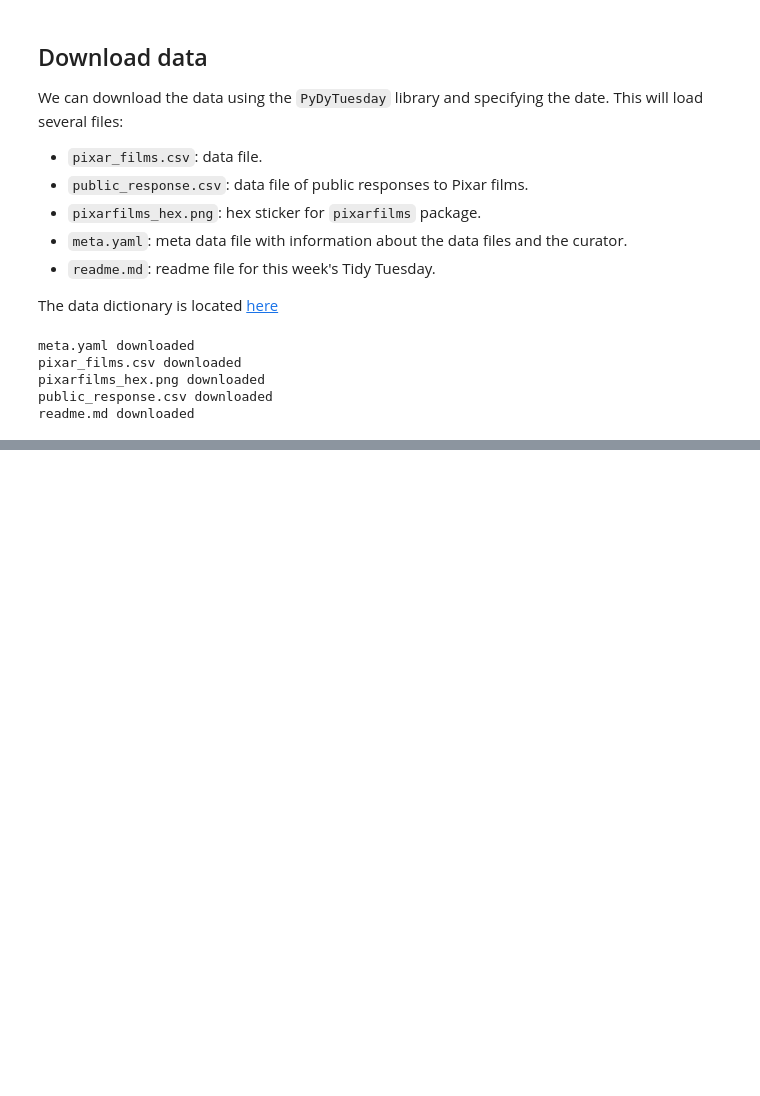
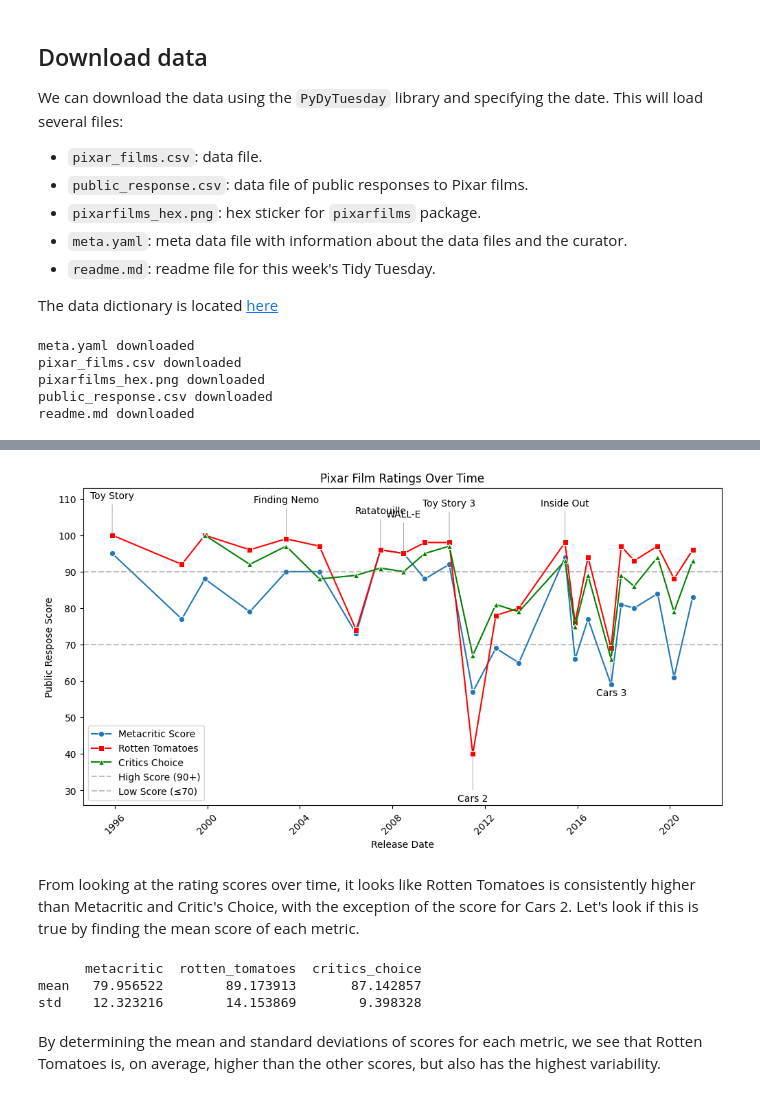
Before and after one commit to kylieainslie/pydy-tuesday, a Jupyter notebook: 2025-03-10/pt_2025-03-11.ipynb, the cells around one changed output, grey strips where cells are left out. Saved outputs shown, nothing was run; the diff lists cells and outputs as text; code cells hidden in the pictures; blank space fills up the shorter version.

```diff
--- a/2025-03-10/pt_2025-03-11.ipynb
+++ b/2025-03-10/pt_2025-03-11.ipynb
@@ -42,0 +46,5 @@ readme.md downloaded
+# %%
+import pandas as pd
+
+pf = pd.read_csv("pixar_films.csv")
+pr = pd.read_csv("public_response.csv")
@@ -42,0 +87,3 @@ readme.md downloaded
+# %%
+df_merged = pd.merge(pf, pr, on='film', how='left')
+print(df_merged.head())
@@ -42,0 +99,71 @@ readme.md downloaded
+# %%
+import matplotlib.pyplot as plt
+import seaborn as sns
+
+df_merged = pd.DataFrame(df_merged)
+
+# Convert release_date to datetime
+df_merged["release_date"] = pd.to_datetime(df_merged["release_date"])
+
+# Define score thresholds for annotation
+high_threshold = 90
+low_threshold = 70
+
+# Plot
+plt.figure(figsize=(12, 6))
+sns.lineplot(data=df_merged, x="release_date", y="metacritic", marker="o", label="Metacritic Score")
+sns.lineplot(data=df_merged, x="release_date", y="rotten_tomatoes", marker="s", label="Rotten Tomatoes", color="red")
+sns.lineplot(data=df_merged, x="release_date", y="critics_choice", marker="^", label="Critics Choice", color="green")
+
+ax = plt.gca()
+
+# Annotate very high (>=90) or very low (<=70) scores
+offsets = [-15, 15]  # Alternating vertical offset positions
+for i, row in enumerate(df_merged.itertuples()):
+    # Ensure Critics Choice is not NaN (to avoid errors)
+    if pd.isna(row.critics_choice):  # If critics_choice is missing, use only Metacritic & Rotten Tomatoes
+        all_high = (row.metacritic >= high_threshold and row.rotten_tomatoes >= high_threshold)
+        all_low = (row.metacritic <= low_threshold and row.rotten_tomatoes <= low_threshold)
+    else:  # If critics_choice is available, use all three
+        all_high = (row.metacritic >= high_threshold and row.rotten_tomatoes >= high_threshold and row.critics_choice >= high_threshold)
+        all_low = (row.metacritic <= low_threshold and row.rotten_tomatoes <= low_threshold and row.critics_choice <= low_threshold)
+
+    if all_high or all_low:
+        y_offset = 10 if all_high else -13  # Adjust label placement
+        ax.annotate(
+            row.film,
+            xy=(row.release_date, row.rotten_tomatoes),
+            xytext=(row.release_date, row.rotten_tomatoes + y_offset),
+            textcoords="data",
+            ha='center', fontsize=10,
+            arrowprops=dict(arrowstyle="-", lw=0.5, color='gray')
+        )
+
+# Formatting
+plt.axhline(high_threshold, color='grey', linestyle='--', alpha=0.5, label=f"High Score ({high_threshold}+)")
+plt.axhline(low_threshold, color='grey', linestyle='--', alpha=0.5, label=f"Low Score (≤{low_threshold})")
+plt.ylim(df_merged[['metacritic', 'rotten_tomatoes', 'critics_choice']].min().min() - 14,
+         df_merged[['metacritic', 'rotten_tomatoes', 'critics_choice']].max().max() + 13)
+plt.xlabel("Release Date")
+plt.ylabel("Public Respose Score")
+plt.title("Pixar Film Ratings Over Time")
+plt.legend()
+plt.xticks(rotation=45)
+plt.show()
+# %% [output]
+[figure, added]
+# %% [markdown]
+From looking at the rating scores over time, it looks like Rotten Tomatoes is consistently higher than Metacritic and Critic's Choice, with the exception of the score for Cars 2. Let's look if this is true by finding the mean score of each metric.
+# %%
+# Calculate mean and standard deviation for each scoring metric
+metrics = ['metacritic', 'rotten_tomatoes', 'critics_choice']
+
+metrics_stats = df_merged[metrics].agg(['mean', 'std'])
+
+print(metrics_stats)
+# %% [output]
+      metacritic  rotten_tomatoes  critics_choice
+mean   79.956522        89.173913       87.142857
+std    12.323216        14.153869        9.398328
+# %% [markdown]
+By determining the mean and standard deviations of scores for each metric, we see that Rotten Tomatoes is, on average, higher than the other scores, but also has the highest variability.
```
Also changed, not shown: parts of 7 cells of this notebook.
